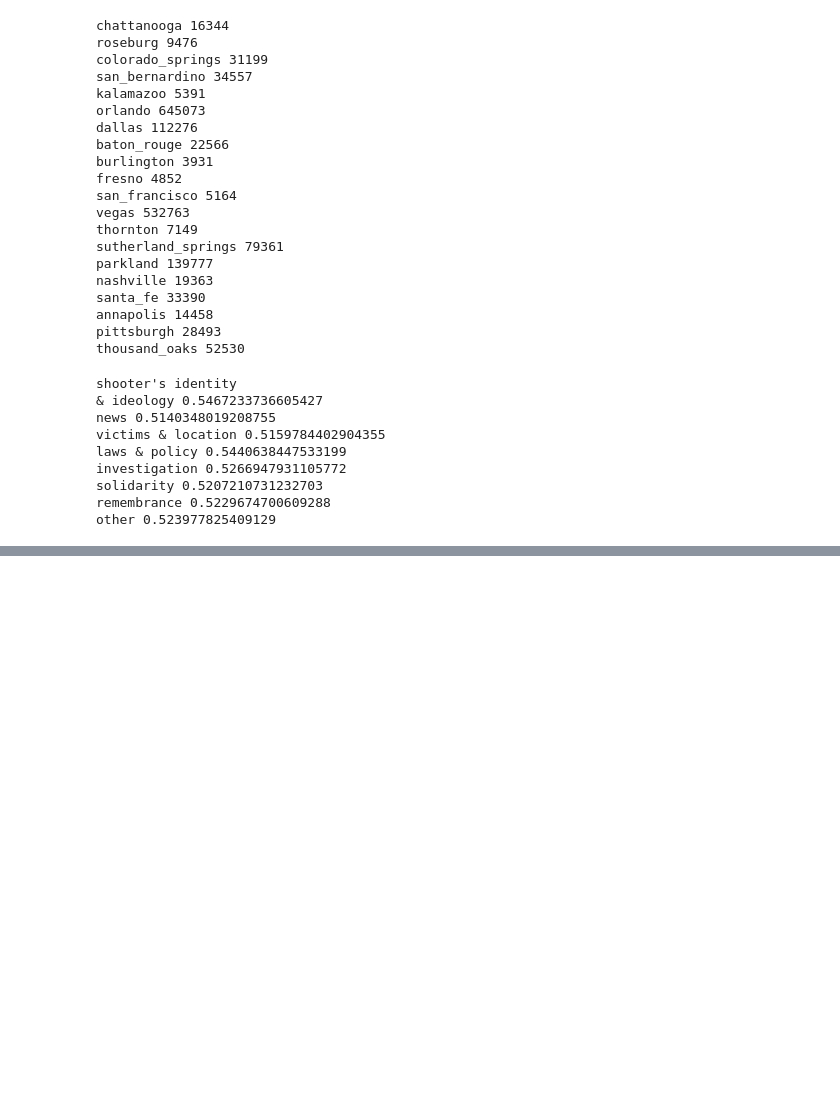
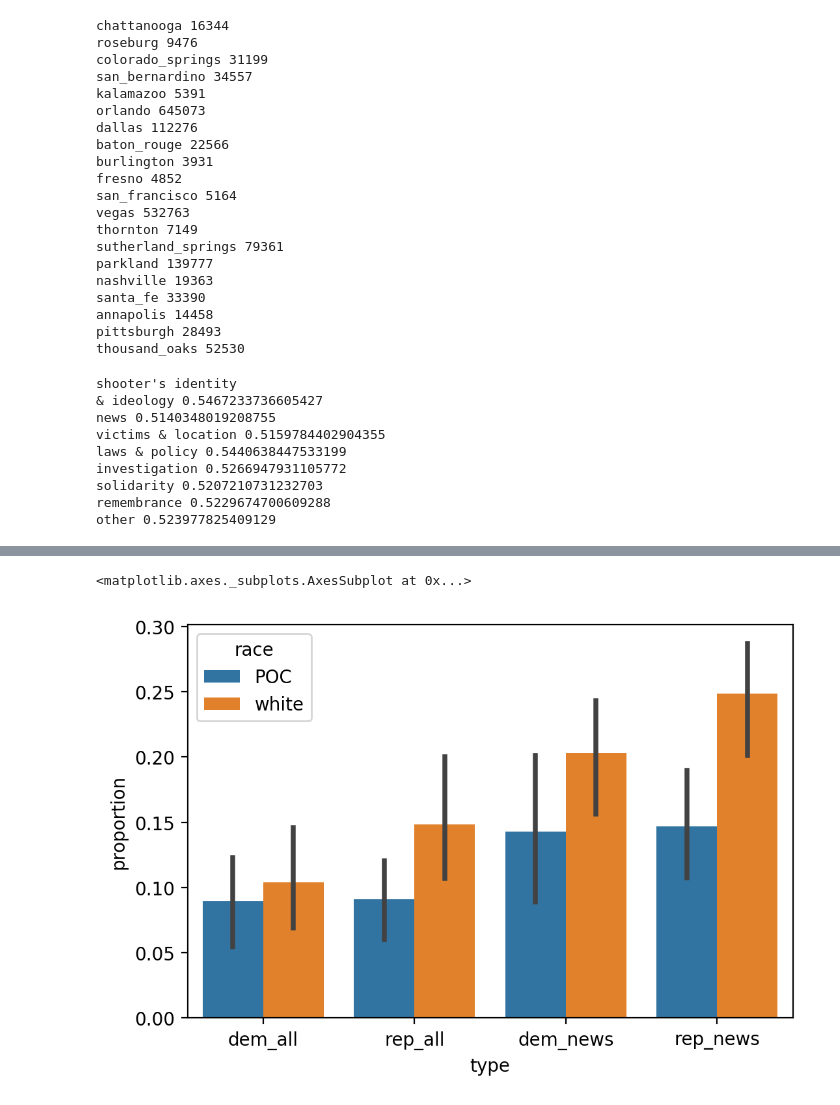
Before and after one commit to ddemszky/framing-twitter, a Jupyter notebook: polarization_measures/plot topic polarization.ipynb, the cells around one changed output, grey strips where cells are left out. Cells and saved outputs as stored; diff of their text form; code cells hidden in the pictures; blank space fills up the shorter version.

```diff
--- a/polarization_measures/plot topic polarization.ipynb
+++ b/polarization_measures/plot topic polarization.ipynb
@@ -353,0 +379,36 @@ other 0.523977825409129
+# %%
+def get_topics(data):
+    data = data[(data['topic'] == 1) | (data['topic'] == 4)]
+    return data
+# %%
+dem_all = []
+rep_all = []
+dem_news = []
+rep_news = []
+race = []
+event_name = []
+n = 10000
+for e, dem in dem_data.items():
+    print(e)
+    rep = rep_data[e]
+    dem_t = get_topics(dem)
+    rep_t = get_topics(rep)
+    dem_all.append((dem['followers_count'] >= n).sum() / len(dem) )
+    rep_all.append((rep['followers_count'] >= n).sum() / len(rep))
+    rep_news.append((rep_t['followers_count'] >= n).sum() / len(rep_t))
+    dem_news.append((dem_t['followers_count'] >= n).sum() / len(dem_t))
+    race.append(shooter_race[e])
+    event_name.append(e)
+    #print((dem['followers_count'] >= 10000).sum() / len(dem), (rep['followers_count'] >= 10000).sum() /len(rep))
+    #print((dem_t['followers_count'] >= 10000).sum() / len(dem_t), (rep_t['followers_count'] >= 10000).sum() /len(rep_t))
+    #print('dem', (dem_t['followers_count'] >= 10000).sum())
+    #print('rep', (rep_t['followers_count'] >= 10000).sum())
+
+
+    #print('----')
+
+    #print(t['isrep'].sum() / total)
+    #print(t['user_screen_name'].str.contains('fox', case=False).sum() / total)
+
+    #print(t.sample(10))
+df = pd.DataFrame({'dem_all': dem_all, 'rep_all': rep_all, 'dem_news': dem_news, 'rep_news': rep_news, 'event': event_name, 'race': race})
@@ -353,0 +435,10 @@ other 0.523977825409129
+# %%
+long = pd.melt(df,id_vars=['event', 'race'],var_name='type', value_name='proportion')
+# %%
+long['party'] = long['type'].str.contains('dem')
+# %%
+f = plt.figure(dpi=200)
+sns.barplot(x='type', y='proportion', hue='race',  data=long)
+# %% [output]
+<matplotlib.axes._subplots.AxesSubplot at 0x...>
+[figure, added]
```
Also changed, not shown: parts of 11 cells of this notebook, 7 other files.
